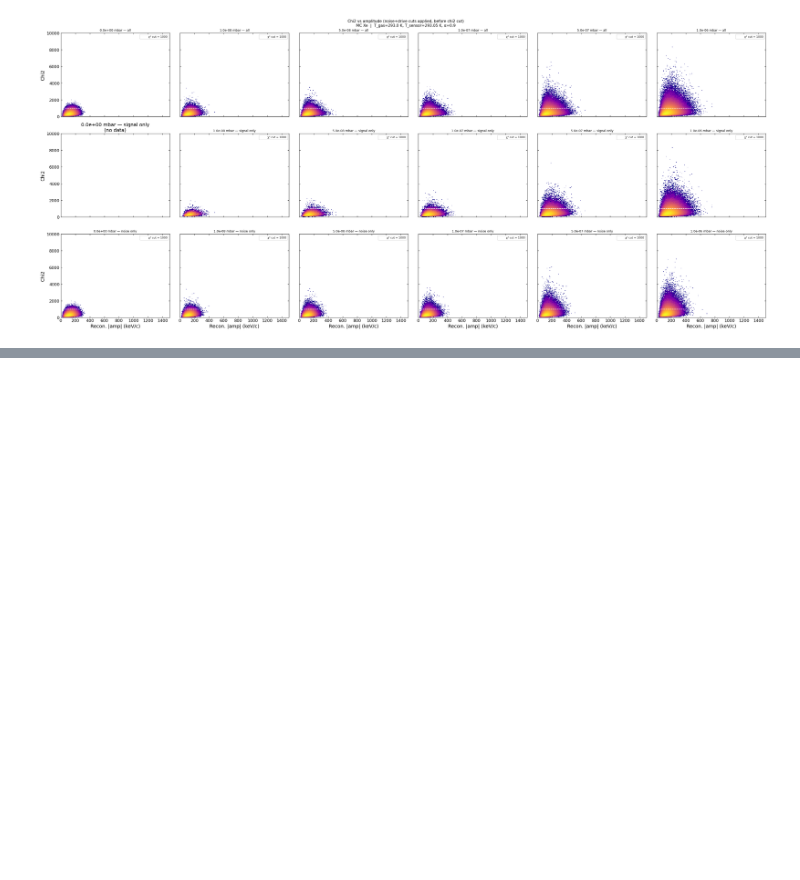
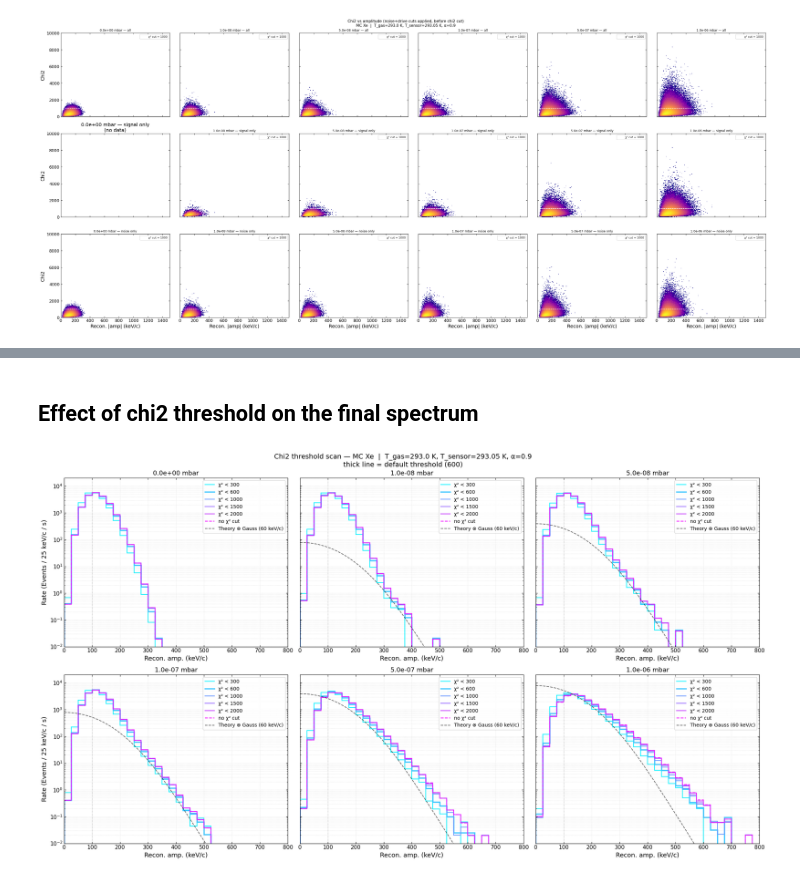
Before and after one commit to yuhants/gas_collisiions, a Jupyter notebook: analysis_notebooks/sphere_20260215_final_analysis/20260325_mc_chi2_cut.ipynb, the cells around one changed output, grey strips where cells are left out. Cells and saved outputs as stored; diff of their text form; code cells hidden in the pictures; blank space fills up the shorter version.

```diff
--- a/analysis_notebooks/sphere_20260215_final_analysis/20260325_mc_chi2_cut.ipynb
+++ b/analysis_notebooks/sphere_20260215_final_analysis/20260325_mc_chi2_cut.ipynb
@@ -508,0 +426,2 @@ fig.tight_layout()
+# %% [markdown]
+## Effect of chi2 threshold on the final spectrum
@@ -508,0 +456,43 @@ fig.tight_layout()
+# %%
+ncols = 3
+nrows = int(np.ceil(len(p_sel) / ncols))
+fig, axes = plt.subplots(nrows, ncols, figsize=(7 * ncols, 6 * nrows), sharey=True)
+axes_flat = np.array(axes).ravel()
+
+for ax_idx, p in enumerate(p_sel):
+    ax = axes_flat[ax_idx]
+
+    for thr, c in zip(chi2_thresholds, thr_colors):
+        hh  = hh_thr[(p, thr)]
+        norm = np.sum(hh) * T_search
+        lbl = f'χ² < {thr:.0f}' if thr != np.inf else 'no χ² cut'
+        lw  = 2.5 if thr == hist.chi2_threshold else 1.6
+        ls  = '-'  if thr != np.inf else '--'
+        ax.stairs(hh / norm, bins, color=c, lw=lw, ls=ls, label=lbl)
+
+    ax.plot(qq_kev, drdqz_smeared[p] * dq, 'k--', lw=1.4, alpha=0.6,
+            label=f'Theory ⊗ Gauss ({sigma_smear_kev:.0f} keV/c)')
+    ax.axvline(hist.noise_threshold_kev, color='gray', ls=':', lw=1.0, alpha=0.6)
+
+    ax.set_yscale('log')
+    ax.set_xlim(0, 800)
+    ax.set_ylim(1e-2, 2e4)
+    ax.set_xlabel('Recon. amp. (keV/c)', fontsize=13)
+    ax.set_title(f'{p:.1e} mbar', fontsize=13)
+    ax.tick_params(labelsize=11)
+    ax.legend(fontsize=10)
+    ax.grid(True, which='both', ls=':', alpha=0.4)
+    if ax_idx % ncols == 0:
+        ax.set_ylabel(f'Rate (Events / {dq:.0f} keV/c / s)', fontsize=13)
+
+# Hide unused panels
+for ax in axes_flat[len(p_sel):]:
+    ax.set_visible(False)
+
+fig.suptitle(
+    f'Chi2 threshold scan — MC Xe  |  T_gas={T_gas} K, T_sensor={T_sensor} K, α={alpha}\n'
+    f'thick line = default threshold ({hist.chi2_threshold:.0f})',
+    fontsize=14)
+fig.tight_layout()
+# %% [output]
+[figure, added]
```
Also changed, not shown: parts of 11 cells of this notebook, 30 other files.
